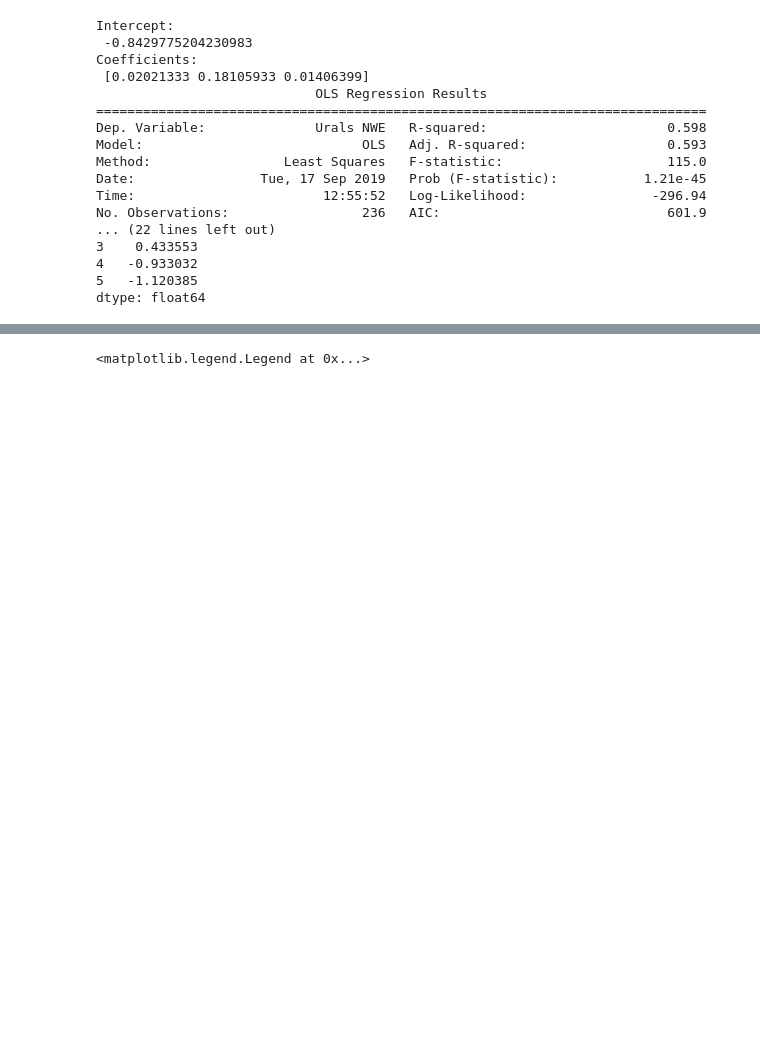
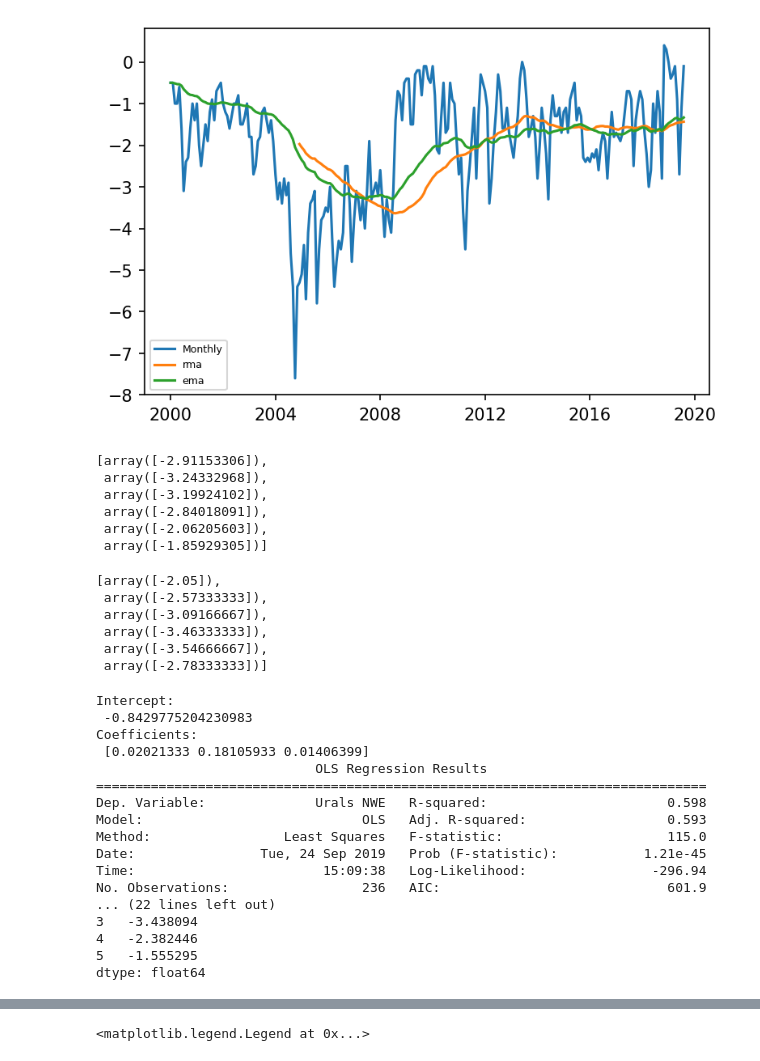
Before and after one commit to kaibawong/differential, a Jupyter notebook: UralsNWE_pred.ipynb, the cells around one changed output, grey strips where cells are left out. Cells and saved outputs as stored; diff of their text form; code cells hidden in the pictures; blank space fills up the shorter version.

```diff
--- a/UralsNWE_pred.ipynb
+++ b/UralsNWE_pred.ipynb
@@ -26,3 +26,52 @@ I_2011
+# %%
+import datetime
+datetimes = [datetime.datetime.strptime(d, '%d.%m.%Y') for d in combi["Date"]]
+
+
+df = pd.DataFrame(datetimes, columns=['date'])
+df.loc[:, 'date'] = pd.to_datetime(df['date'], format='%Y-%m-%d')
+
+combi = combi.assign(df=df['date'].values)
+#print(combi)
+# %%
+plt.rcParams['figure.dpi'] = 150
+
+rma60 = combi["Urals NWE"].rolling(window=60).mean()
+ema60 = combi["Urals NWE"].ewm(span=60, adjust=False).mean()
+plt.plot(combi["df"],combi["Urals NWE"])
+plt.plot(combi["df"],rma60)
+plt.plot(combi["df"],ema60)
+plt.legend(("Monthly","rma","ema"))
+plt.show()
+
+combi = combi.assign(ema60=ema60.values)
+combi = combi.assign(rma60=rma60.values)
+# %% [output]
+[figure, added]
+# %%
+ema=[combi[combi['df']=='2005-01-01']['ema60'].values,combi[combi['df']=='2006-01-01']['ema60'].values   \
+     ,combi[combi['df']=='2007-01-01']['ema60'].values,combi[combi['df']=='2008-01-01']['ema60'].values  \
+     ,combi[combi['df']=='2009-01-01']['ema60'].values,combi[combi['df']=='2010-01-01']['ema60'].values]
+ema
+# %% [output]
+[array([-2.91153306]),
+ array([-3.24332968]),
+ array([-3.19924102]),
+ array([-2.84018091]),
+ array([-2.06205603]),
+ array([-1.85929305])]
+# %%
+rma=[combi[combi['df']=='2005-01-01']['rma60'].values,combi[combi['df']=='2006-01-01']['rma60'].values   \
+     ,combi[combi['df']=='2007-01-01']['rma60'].values,combi[combi['df']=='2008-01-01']['rma60'].values  \
+     ,combi[combi['df']=='2009-01-01']['rma60'].values,combi[combi['df']=='2010-01-01']['rma60'].values]
+rma
+# %% [output]
+[array([-2.05]),
+ array([-2.57333333]),
+ array([-3.09166667]),
+ array([-3.46333333]),
+ array([-3.54666667]),
+ array([-2.78333333])]
 # %%
 X = combi[['Dated Brent','FO 3.5%','FO 1%']]
 Y = combi['Urals NWE']
@@ -38,9 +87,9 @@ predictions = model.predict(X)
 print_model = model.summary()
 print(print_model)
 
-DB= I_2011["Pred brent 2014"]
-FO35= I_2011["Pred FO 3.5% 2014"]
-FO1= I_2011["Pred FO 1% 2014"]
+DB= I_2011["Pred brent 2011"]
+FO35= I_2011["Pred FO 3.5% 2011"]
+FO1= I_2011["Pred FO 1% 2011"]
 linear_UralN=regr.intercept_+ regr.coef_[0]*DB + regr.coef_[1]*FO35 + regr.coef_[2]*FO1
 print(linear_UralN)
 # %% [output]
@@ -53,13 +102,13 @@ Coefficients:
 Dep. Variable:              Urals NWE   R-squared:                       0.598
 Model:                            OLS   Adj. R-squared:                  0.593
 Method:                 Least Squares   F-statistic:                     115.0
-Date:                Tue, 17 Sep 2019   Prob (F-statistic):           1.21e-45
-Time:                        12:55:52   Log-Likelihood:                -296.94
+Date:                Tue, 24 Sep 2019   Prob (F-statistic):           1.21e-45
+Time:                        15:09:38   Log-Likelihood:                -296.94
 No. Observations:                 236   AIC:                             601.9
 ... (22 lines left out)
-3    0.433553
-4   -0.933032
-5   -1.120385
+3   -3.438094
+4   -2.382446
+5   -1.555295
 dtype: float64
 # %%
 nonlinear_UralN = 0.243310947652501*(FO35) + 0.0327070285007665*(DB) + 0.000931100809264595*np.power(FO1,3) + 3.01672677408283e-5*np.power(FO1,4) - 0.771156577782479 - 0.00241982760220774*(DB)*(FO1) - 0.000191940652210639*np.power(DB,2)
```
Also changed, not shown: parts of 6 cells of this notebook, 28 other files.
